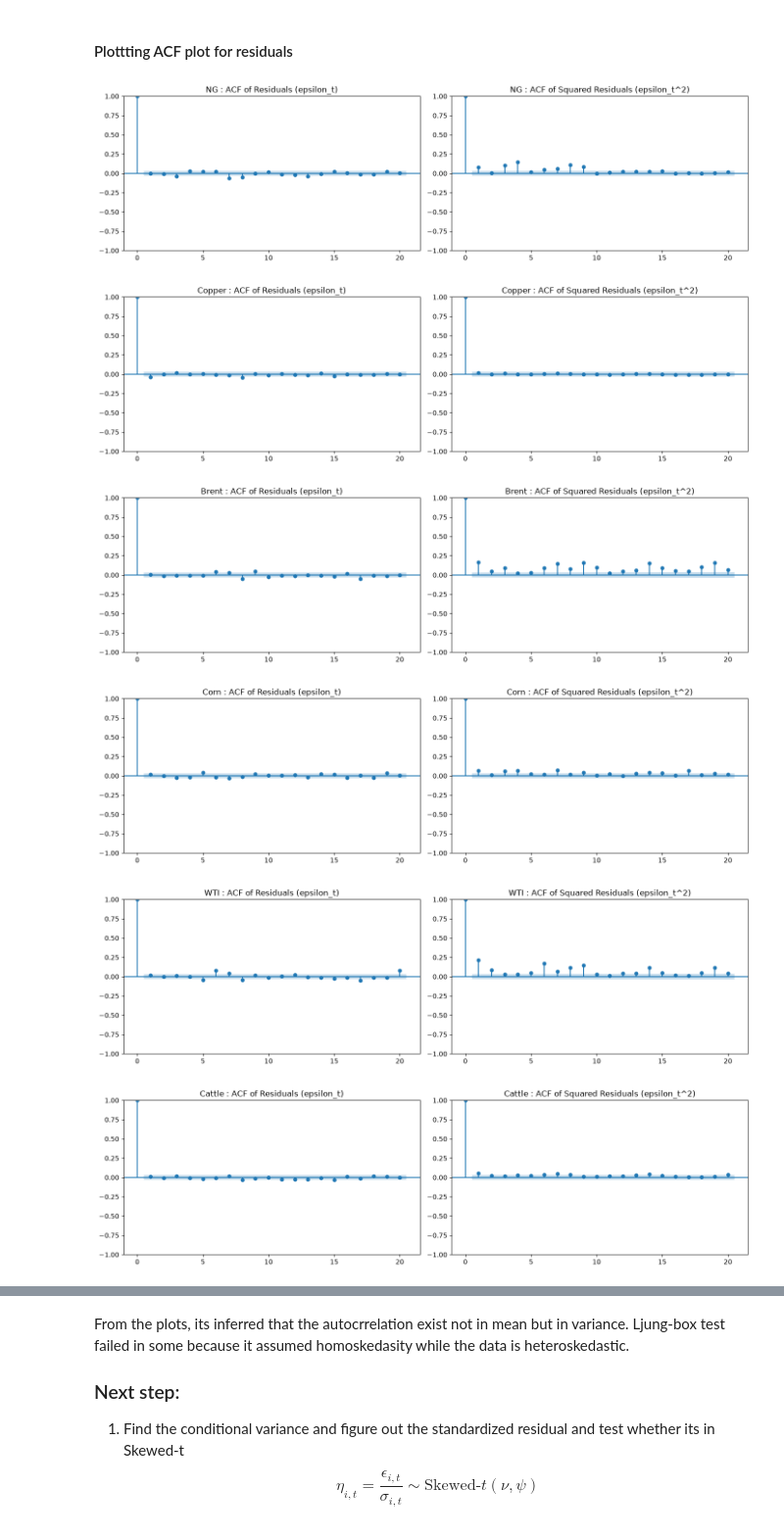
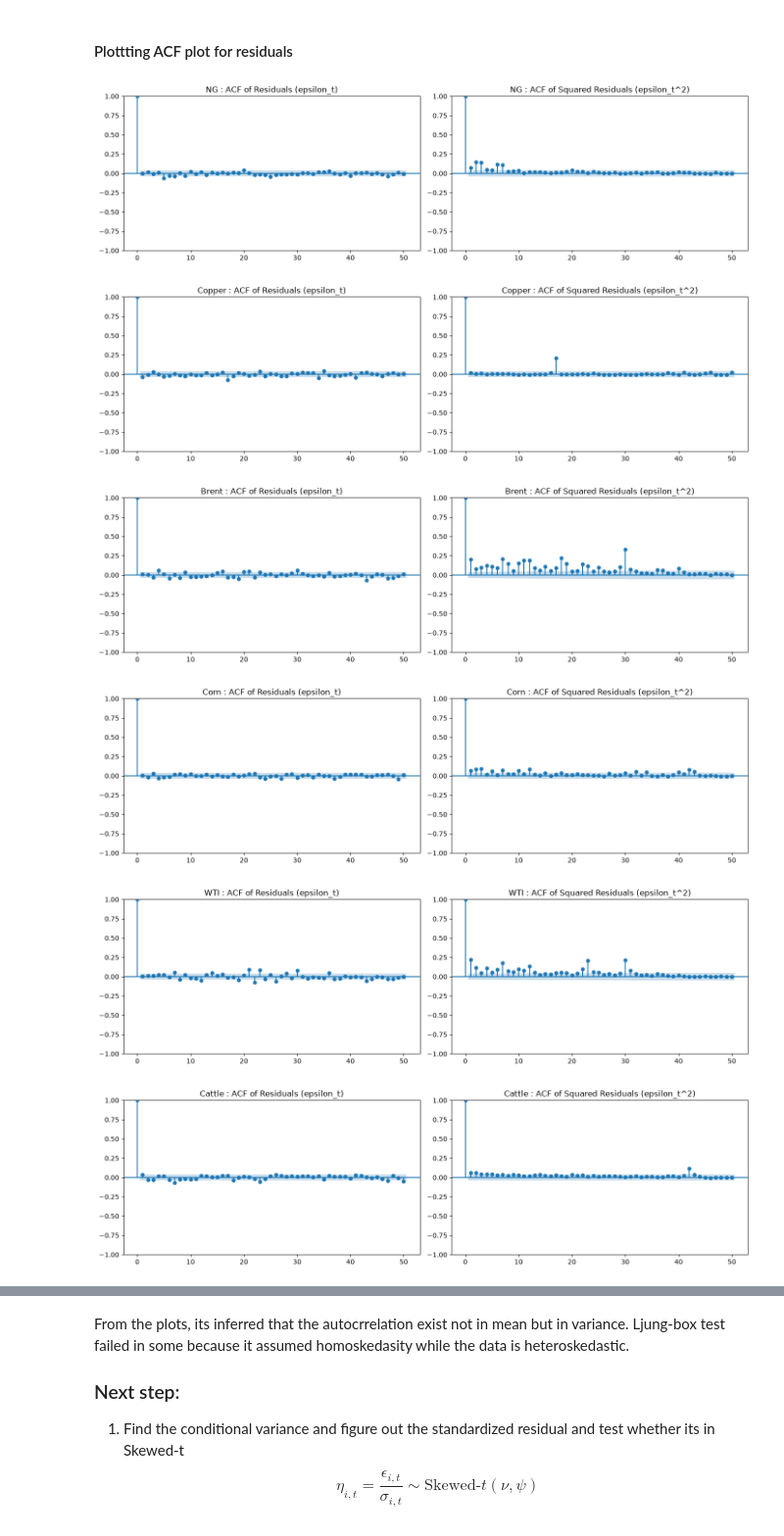
Before and after one commit to IanJ1998/Ian, a Jupyter notebook: CommodityProject/SystemicRiskCopulaProject/Modelling/Modelling_Phase1.ipynb, the cells around one changed output, grey strips where cells are left out. Shown at 98% size. Saved outputs shown, nothing was run; the diff lists cells and outputs as text; code cells hidden in the pictures.

```diff
--- a/CommodityProject/SystemicRiskCopulaProject/Modelling/Modelling_Phase1.ipynb
+++ b/CommodityProject/SystemicRiskCopulaProject/Modelling/Modelling_Phase1.ipynb
@@ -52,7 +52,7 @@ except e as exception:
 c:\Users\BudgetGamer\Projects\Ian\CommodityProject
 # %%
 #'rb' (write binary) mode and dump the dict into it
-with open("SystemicRiskCopulaProject/Data/dfs.pkl", "rb") as f:
+with open("SystemicRiskCopulaProject/Data/cleaned_dfs.pkl", "rb") as f:
     dfs = pickle.load(f)
 # %%
 import SystemicRiskCopulaProject.Scripts.BasicOperations as basic
@@ -61,3 +61,20 @@ import pandas as pd
 dfs.keys()
 # %% [output]
 dict_keys(['NG', 'Copper', 'Brent', 'Corn', 'WTI', 'Cattle', 'Cocoa'])
+# %%
+'''
+# Remove holidays:
+for _name, _df in dfs.items():
+    #dfs[_name]= basic.removeHolidays(_df)
+
+print("cwd:", os.getcwd())
+print("dfs type:", type(dfs))
+print("keys:", list(dfs.keys())[:5])
+
+with open("cleaned_dfs.pkl", "wb") as f:
+    pickle.dump(dfs, f)
+    f.flush()
+    os.fsync(f.fileno())
+
+print("size:", os.path.getsize("cleaned_dfs.pkl"))
+'''
@@ -156,6 +175,3 @@ def arma_bic_grid_search(series, series_name="Commodity", max_p=3, max_q=3):
     print("=" * 60)
 
     return best_order, best_model, residuals, bic_matrix
-# %%
-series_name = 'NG'
-_df = dfs.get(series_name)
@@ -238,23 +238,20 @@ Conclusion    : Pass. No serial correlation remaining (p > 0.05).
 ============================================================
 # %% [markdown]
 #### Plottting ACF plot for residuals
-# %%
-_m = arma_dict.get("NG")
-clean_residuals = _m[2]
 # %%
 import matplotlib.pyplot as plt
 from statsmodels.graphics.tsaplots import plot_acf
 for _name, _val in arma_dict.items():
     clean_residuals = _val[2]
     fig, ax = plt.subplots(1, 2, figsize=(14, 4))
-    plot_acf(clean_residuals, lags=20, ax=ax[0], title=f"{_name} : ACF of Residuals (epsilon_t)")
-    plot_acf(clean_residuals**2, lags=20, ax=ax[1], title=f"{_name} : ACF of Squared Residuals (epsilon_t^2)")
+    plot_acf(clean_residuals, lags=50, ax=ax[0], title=f"{_name} : ACF of Residuals (epsilon_t)")
+    plot_acf(clean_residuals**2, lags=50, ax=ax[1], title=f"{_name} : ACF of Squared Residuals (epsilon_t^2)")
     plt.tight_layout()
     plt.show()
 # %% [output]
-[figure, old version]
+[figure, new version]
-[figure, old version]
+[figure, new version]
-[figure, old version]
+[figure, new version]
-[figure, old version]
+[figure, new version]
-[figure, old version]
+[figure, new version]
-[figure, old version]
+[figure, new version]
```
Also changed, not shown: parts of 5 cells of this notebook, 1 other file.
